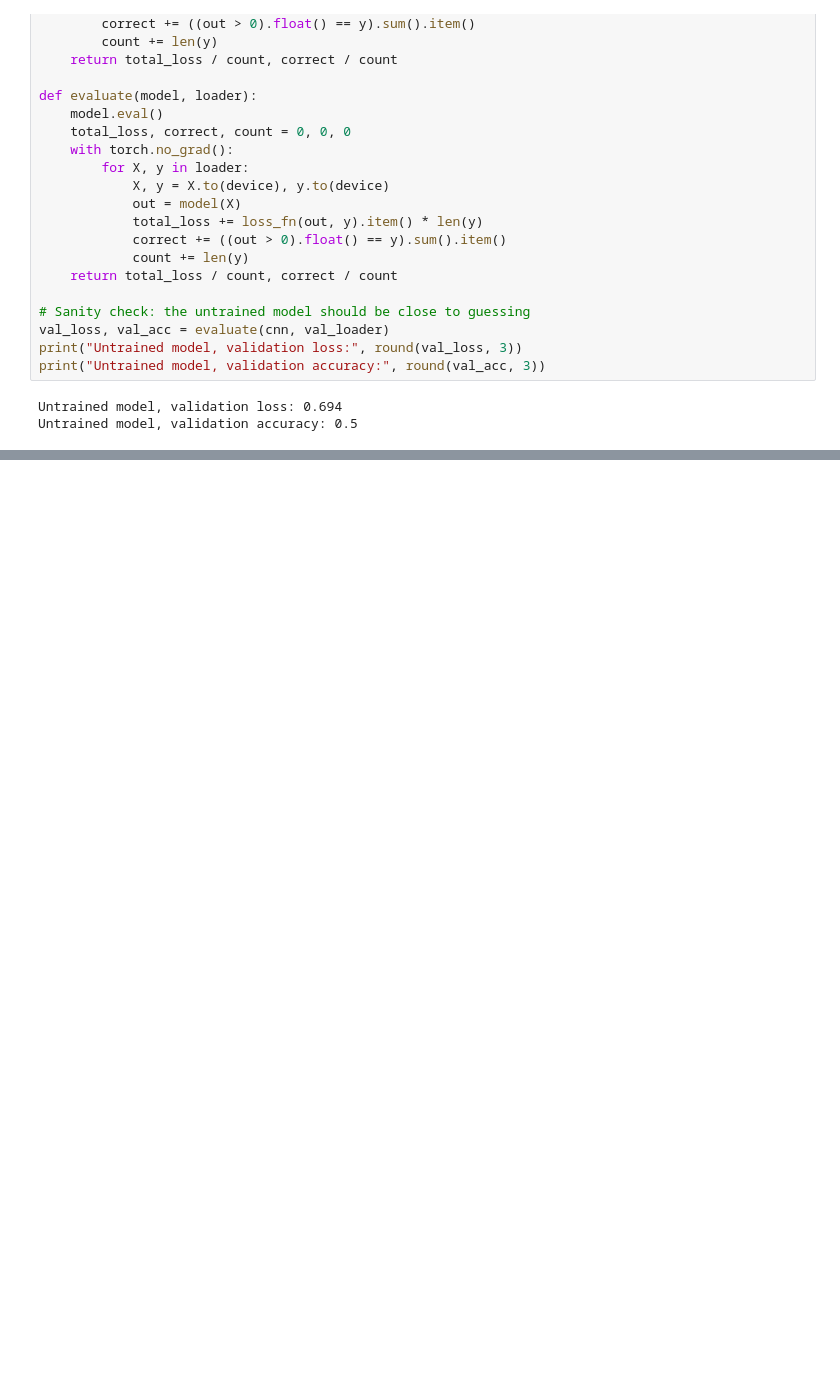
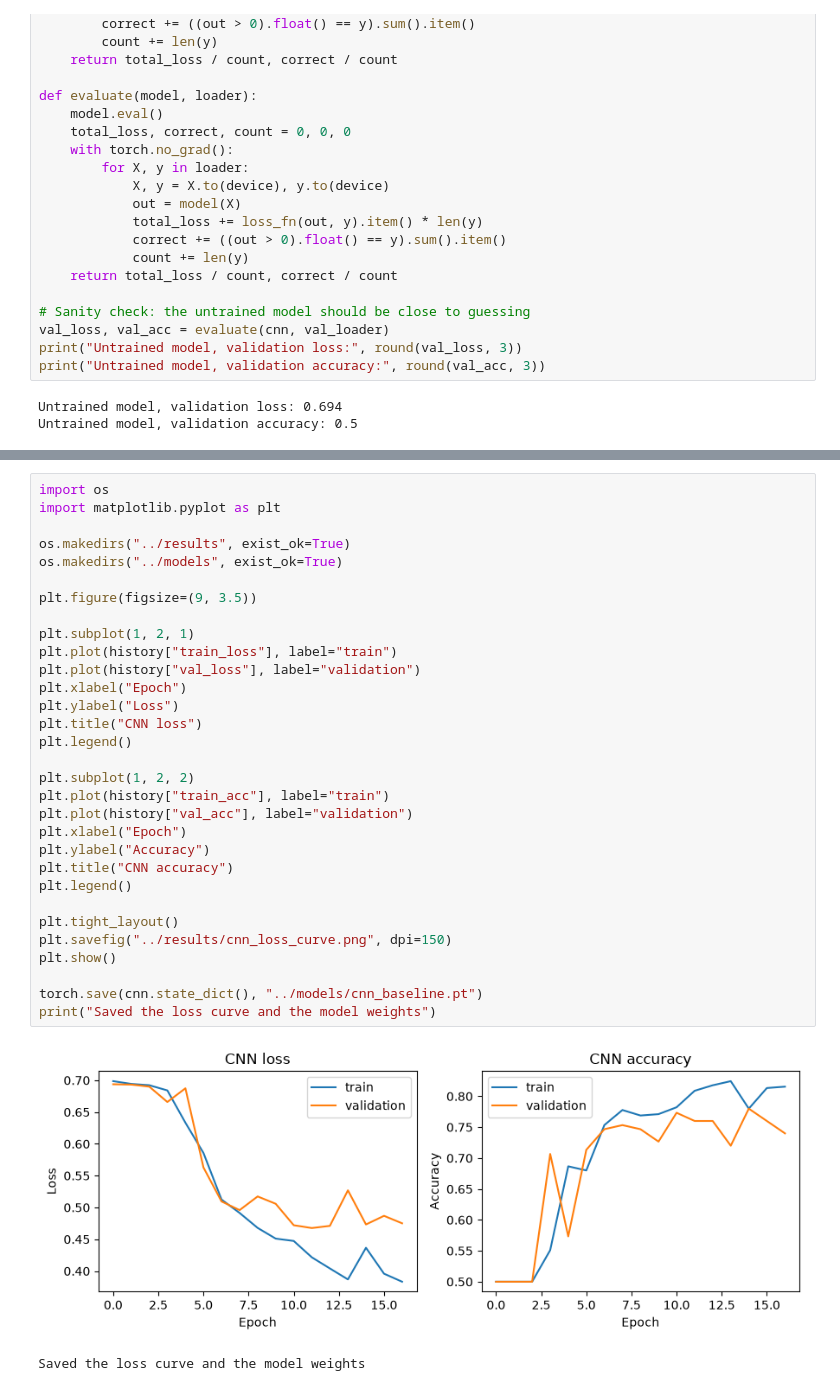
Before and after one commit to Rivier-Computer-Science/FA26-COMP-671-Muthineni, a Jupyter notebook: notebooks/Proj.ipynb, the cells around one changed output, grey strips where cells are left out. Cells and saved outputs as stored; diff of their text form; blank space fills up the shorter version.

Commit message:
Train CNN baseline with early stopping, save loss curve and weights

```diff
--- a/notebooks/Proj.ipynb
+++ b/notebooks/Proj.ipynb
@@ -302,0 +354,34 @@ Untrained model, validation accuracy: 0.5
+# %%
+import os
+import matplotlib.pyplot as plt
+
+os.makedirs("../results", exist_ok=True)
+os.makedirs("../models", exist_ok=True)
+
+plt.figure(figsize=(9, 3.5))
+
+plt.subplot(1, 2, 1)
+plt.plot(history["train_loss"], label="train")
+plt.plot(history["val_loss"], label="validation")
+plt.xlabel("Epoch")
+plt.ylabel("Loss")
+plt.title("CNN loss")
+plt.legend()
+
+plt.subplot(1, 2, 2)
+plt.plot(history["train_acc"], label="train")
+plt.plot(history["val_acc"], label="validation")
+plt.xlabel("Epoch")
+plt.ylabel("Accuracy")
+plt.title("CNN accuracy")
+plt.legend()
+
+plt.tight_layout()
+plt.savefig("../results/cnn_loss_curve.png", dpi=150)
+plt.show()
+
+torch.save(cnn.state_dict(), "../models/cnn_baseline.pt")
+print("Saved the loss curve and the model weights")
+# %% [output]
+[figure, added]
+Saved the loss curve and the model weights
```
Also changed, not shown: parts of 1 cell of this notebook, 2 other files.
